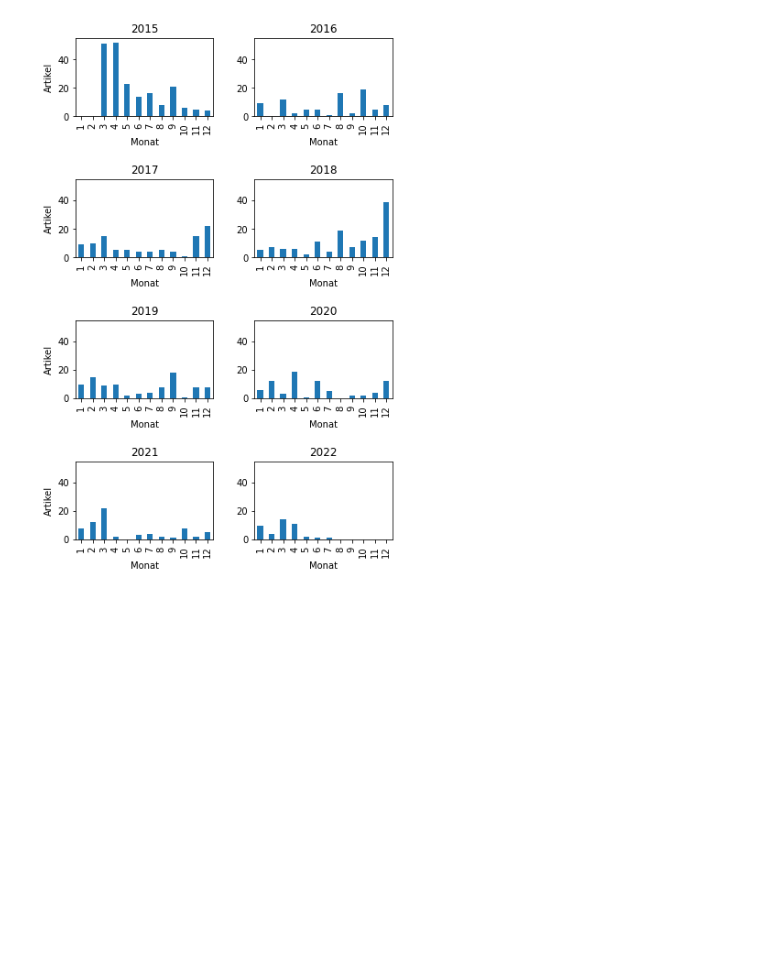
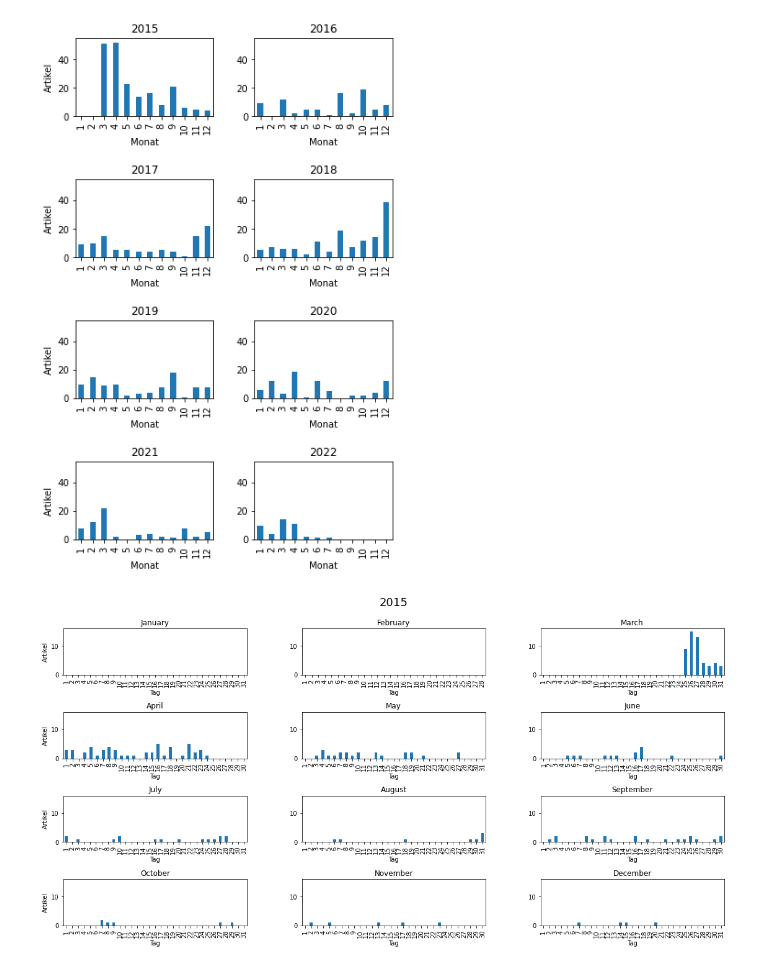
Before and after one commit to ddorothea/jemen, a Jupyter notebook: preprocessing/02_relevance-filtering.ipynb, the cells around one changed output. Saved outputs shown, nothing was run; the diff lists cells and outputs as text; code cells hidden in the pictures; blank space fills up the shorter version.

Commit message:
generate plots by day for one year

```diff
--- a/preprocessing/02_relevance-filtering.ipynb
+++ b/preprocessing/02_relevance-filtering.ipynb
@@ -99,6 +101,19 @@ rel_sp['date'].groupby(rel_sp['date'].dt.year).count().plot(kind="bar")
 Speichert die Dataframes in einem Dictionary namens "articlesByYear", wobei der key dem Jahr entspricht und der value dem dataframe
 # %%
 articlesByYear = {}
+
+def generateArticlesByMonth(articles):
+    articlesByMonth = {}
+    for month in year_info.keys():
+        articlesForThisMonth = articles[articles['date'].dt.month == month]
+        counts = articlesForThisMonth['date'].groupby(articles['date'].dt.day).count()
+        for day in range(1,year_info[month][1] + 1):
+            if day not in counts:
+                counts.at[day] = 0
+        counts.sort_index(inplace=True)
+        articlesByMonth[month] = counts
+    return (articlesByMonth)
+
 
 for year in range(2015,2023):
     articlesForThisYear = rel_sp[rel_sp['date'].dt.year == year]
@@ -112,4 +127,5 @@ for year in range(2015,2023):
             counts.at[month] = 0
     # da wir die 0-einträge immer unten angehängt haben, sortieren wir das dataframe (default aufsteigend)
     counts.sort_index(inplace=True)
-    articlesByYear[year] = [articlesForThisYear, counts]
+    articlesByMonth = generateArticlesByMonth(articlesForThisYear)
+    articlesByYear[year] = [articlesForThisYear, counts, articlesByMonth]
@@ -189,3 +183,33 @@ plt.subplots_adjust(left=0.1,
                     hspace=0.8)
 # %% [output]
 [figure]
+# %%
+articlesByMonth = articlesByYear[2015][2]
+
+rows = 4
+cols = 3
+
+fig, axes = plt.subplots(nrows = rows, ncols = cols)
+fig.set_size_inches(18.5, 3.5)
+fig.suptitle('2015', fontsize=18, y=2.2)
+
+monthIndex = 0
+
+for row in range(rows):
+    for col in range(cols):
+        month = list(articlesByMonth.keys())[monthIndex]
+        articlesByMonth[month].plot(kind = "bar", ax = axes[row, col]).set_title(year_info[month][0])
+        axes[row, col].set_ylim([0, 16])
+        axes[row, col].set_xlabel("Tag")
+        if col == 0:
+            axes[row, col].set_ylabel("Artikel")
+        monthIndex += 1
+
+plt.subplots_adjust(left=0.1,
+                    bottom=0.1,
+                    right=0.9,
+                    top=2,
+                    wspace=0.3,
+                    hspace=0.8)
+# %% [output]
+[figure, added]
```
Also changed, not shown: parts of 3 cells of this notebook.
